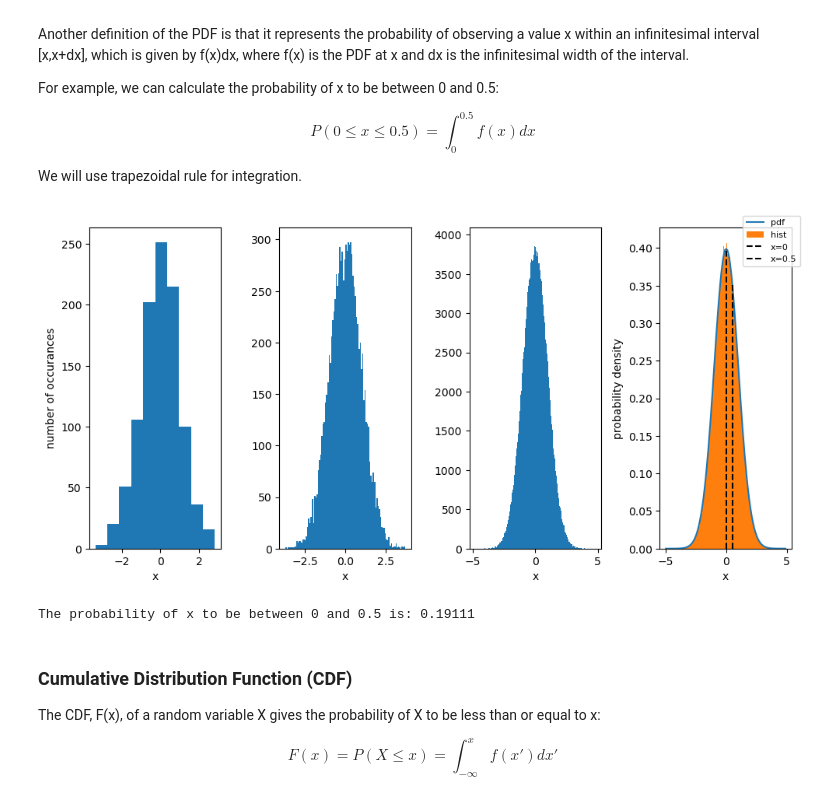
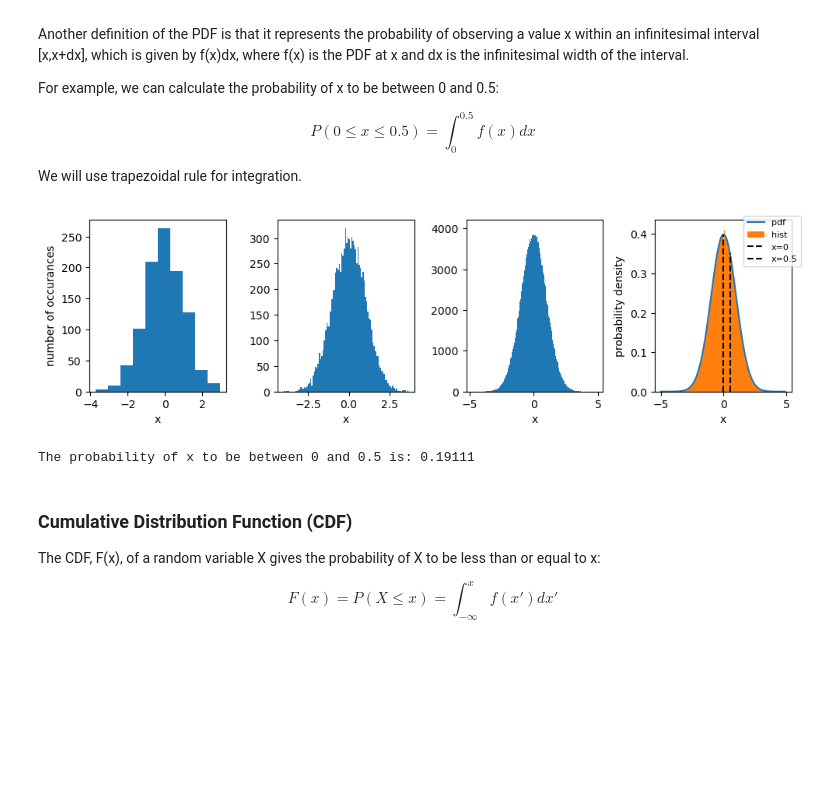
Before and after one commit to kaantuncay/data_analysis_notebooks, a Jupyter notebook: 03-interpretation_of_probability-histograms-pdfs-cdfs-and-some_characteristics.ipynb, the cells around one changed output. Saved outputs shown, nothing was run; the diff lists cells and outputs as text; code cells hidden in the pictures; blank space fills up the shorter version.

```diff
--- a/03-interpretation_of_probability-histograms-pdfs-cdfs-and-some_characteristics.ipynb
+++ b/03-interpretation_of_probability-histograms-pdfs-cdfs-and-some_characteristics.ipynb
@@ -60,41 +60,40 @@ We will use trapezoidal rule for integration.
 # %%
 n_entries = [1000, 10000, 1000000]
 n_bins = [10, 100, 1000]
-fig,ax = plt.subplots(1, 4, tight_layout=True, figsize=(10, 5))
+fig,ax = plt.subplots(1, 4, tight_layout=True, figsize=(10, 3))
 
 # first 3 histograms
 for i in range(3):
     data = np.random.randn(n_entries[i])
     ax[i].hist(data, bins=n_bins[i])
     ax[i].set_xlabel('x')
 ax[0].set_ylabel('number of occurances')
 
 # function to calculate pdf (theory)
 def normal_pdf(x):
     return 1 / (np.sqrt(2 * np.pi)) * np.exp(-x**2 / 2)
 
 # pdf of normal distribution (with mean=0, std=1) and normalized histogram of x
 xpdf = np.arange(-5, 5, 0.1)
 pdf = normal_pdf(xpdf)
 pdf_p1 = normal_pdf(0)
 pdf_p2 = normal_pdf(0.5)
 ax[3].plot(xpdf, pdf, label='pdf')
 ax[3].hist(data, bins=n_bins[2], density=True, label='hist')
 ax[3].plot([0, 0], [0, pdf_p1], linestyle='dashed', color='black', label='x=0')
 ax[3].plot([0.5, 0.5], [0, pdf_p2], linestyle='dashed', color='black', label='x=0.5')
 ax[3].set_xlabel('x')
-#plt.xticks(list(plt.xticks()[0]) + [0.5])
 ax[3].set_ylabel('probability density')
 ax[3].legend(loc="upper right", bbox_to_anchor=(1.1, 1.05), fontsize=8)
 plt.show()
 
 # probability of x to be between 0 and 0.5
 x = np.arange(0, 0.5, 0.001)
 pdf_values = 1 / (np.sqrt(2 * np.pi)) * np.exp(-x**2 / 2)
 probability = np.trapz(pdf_values, x)
 print(f"The probability of x to be between 0 and 0.5 is: {probability:.5f}")
 # %% [output]
-[figure, old version]
+[figure, new version]
 The probability of x to be between 0 and 0.5 is: 0.19111
 # %% [markdown]
 ### Cumulative Distribution Function (CDF)
```
Also changed, not shown: parts of 1 cell of this notebook, 2 other files.
